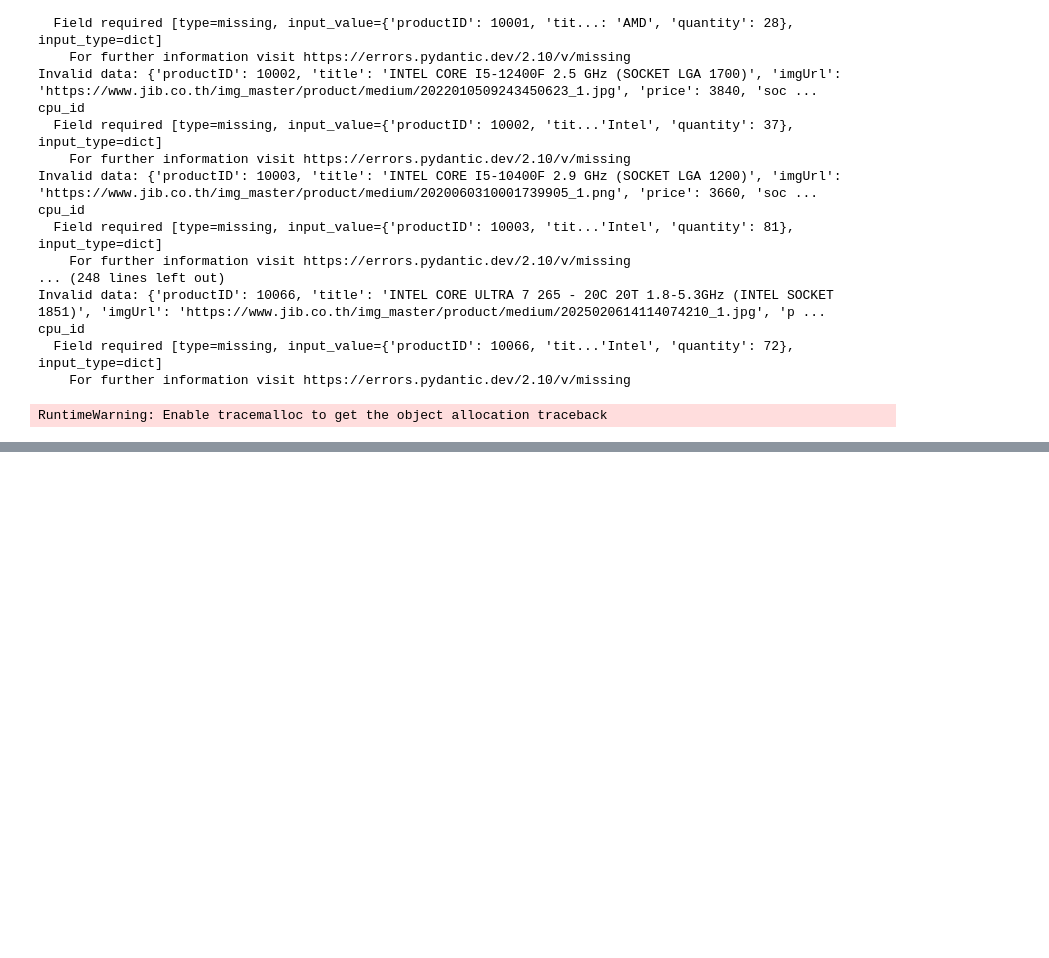
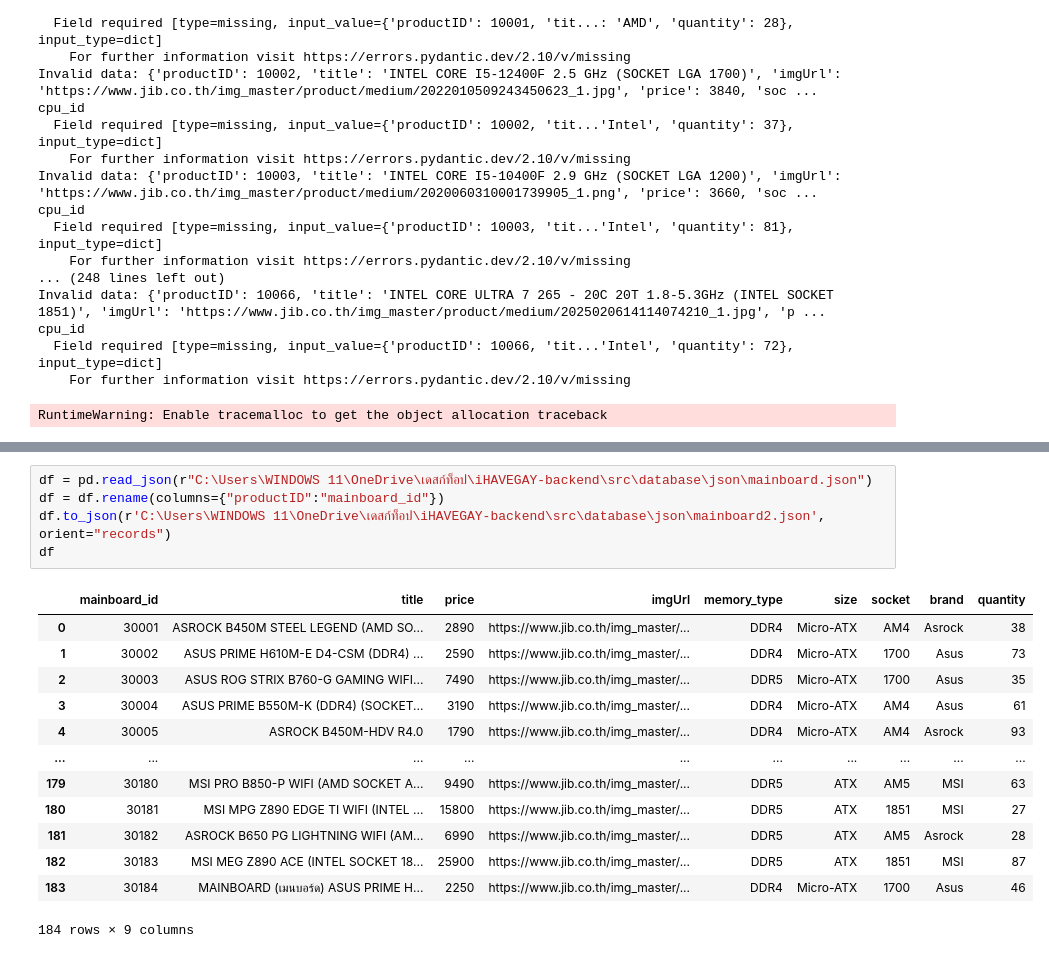
Before and after one commit to DrGMark7/iHAVEGAY-backend, a Jupyter notebook: test.ipynb, the cells around one changed output, grey strips where cells are left out. Drawn from its saved outputs; the diff is of its cells as text; blank space fills up the shorter version.

```diff
--- a/test.ipynb
+++ b/test.ipynb
@@ -140,0 +200,19 @@ RuntimeWarning: Enable tracemalloc to get the object allocation traceback
+# %%
+df = pd.read_json(r"C:\Users\WINDOWS 11\OneDrive\เดสก์ท็อป\iHAVEGAY-backend\src\database\json\mainboard.json")
+df = df.rename(columns={"productID":"mainboard_id"})
+df.to_json(r'C:\Users\WINDOWS 11\OneDrive\เดสก์ท็อป\iHAVEGAY-backend\src\database\json\mainboard2.json', orient="records")
+df
+# %% [output]
+|  | mainboard_id | title | price | imgUrl | memory_type | size | socket | brand | quantity |
+| 0 | 30001 | ASROCK B450M STEEL LEGEND (AMD SO... | 2890 | https://www.jib.co.th/img_master/... | DDR4 | Micro-ATX | AM4 | Asrock | 38 |
+| 1 | 30002 | ASUS PRIME H610M-E D4-CSM (DDR4) ... | 2590 | https://www.jib.co.th/img_master/... | DDR4 | Micro-ATX | 1700 | Asus | 73 |
+| 2 | 30003 | ASUS ROG STRIX B760-G GAMING WIFI... | 7490 | https://www.jib.co.th/img_master/... | DDR5 | Micro-ATX | 1700 | Asus | 35 |
+| 3 | 30004 | ASUS PRIME B550M-K (DDR4) (SOCKET... | 3190 | https://www.jib.co.th/img_master/... | DDR4 | Micro-ATX | AM4 | Asus | 61 |
+| 4 | 30005 | ASROCK B450M-HDV R4.0 | 1790 | https://www.jib.co.th/img_master/... | DDR4 | Micro-ATX | AM4 | Asrock | 93 |
+| ... | ... | ... | ... | ... | ... | ... | ... | ... | ... |
+| 179 | 30180 | MSI PRO B850-P WIFI (AMD SOCKET A... | 9490 | https://www.jib.co.th/img_master/... | DDR5 | ATX | AM5 | MSI | 63 |
+| 180 | 30181 | MSI MPG Z890 EDGE TI WIFI (INTEL ... | 15800 | https://www.jib.co.th/img_master/... | DDR5 | ATX | 1851 | MSI | 27 |
+| 181 | 30182 | ASROCK B650 PG LIGHTNING WIFI (AM... | 6990 | https://www.jib.co.th/img_master/... | DDR5 | ATX | AM5 | Asrock | 28 |
+| 182 | 30183 | MSI MEG Z890 ACE (INTEL SOCKET 18... | 25900 | https://www.jib.co.th/img_master/... | DDR5 | ATX | 1851 | MSI | 87 |
+| 183 | 30184 | MAINBOARD (เมนบอร์ด) ASUS PRIME H... | 2250 | https://www.jib.co.th/img_master/... | DDR4 | Micro-ATX | 1700 | Asus | 46 |
+184 rows × 9 columns
```
Also changed, not shown: parts of 9 cells of this notebook, 11 other files.
